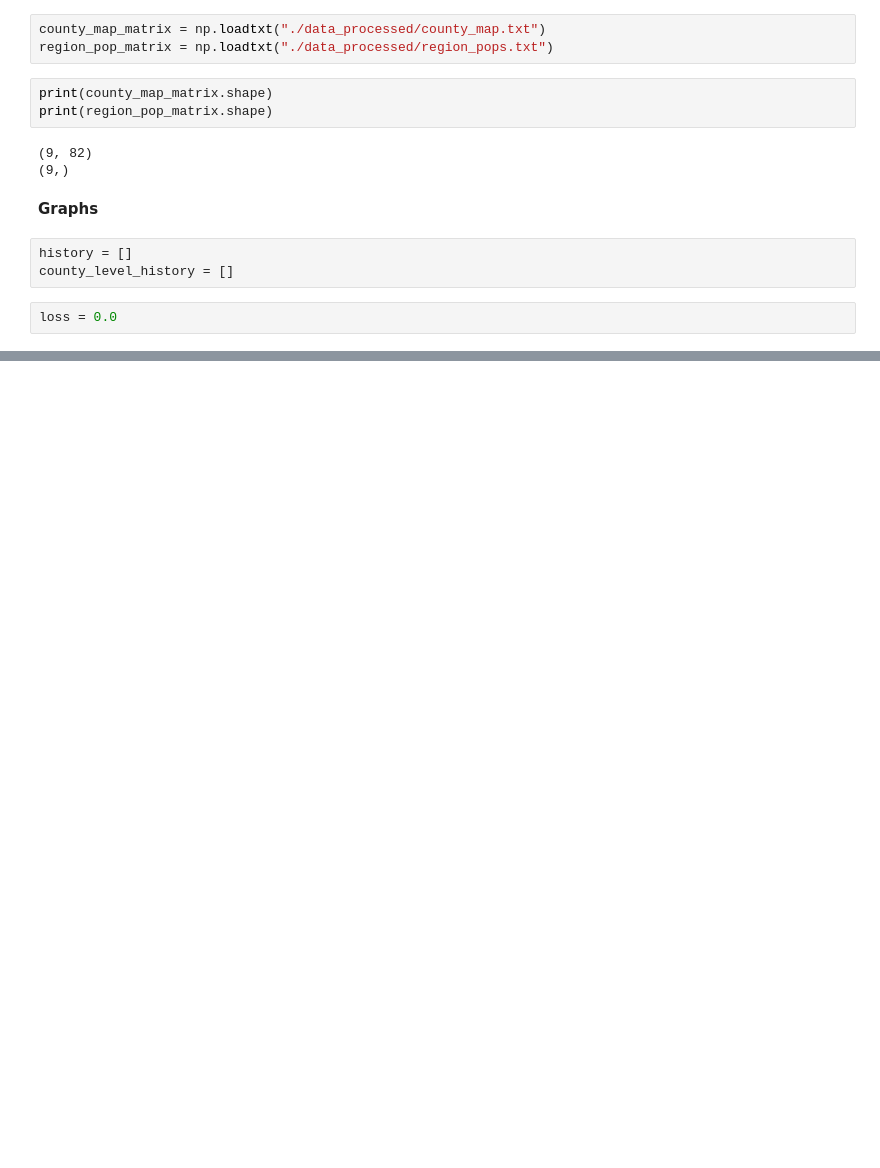
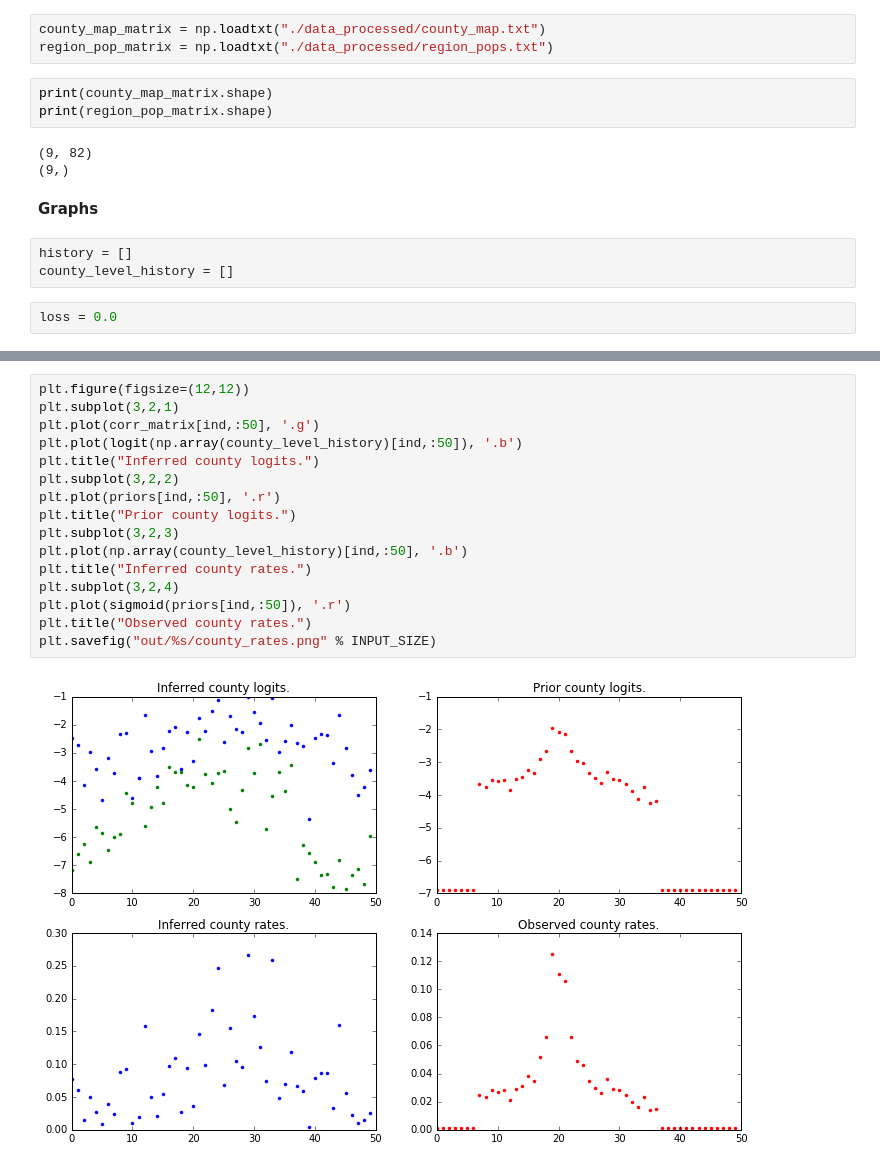
Before and after one commit to tonyduan/ppaml-cp7-blog, a Jupyter notebook: postprocessing.ipynb, the cells around one changed output, grey strips where cells are left out. Cells and saved outputs as stored; diff of their text form; blank space fills up the shorter version.

```diff
--- a/postprocessing.ipynb
+++ b/postprocessing.ipynb
@@ -130,0 +166,18 @@ plt.savefig("out/%s/ref.png" % INPUT_SIZE)
+# %%
+plt.figure(figsize=(12,12))
+plt.subplot(3,2,1)
+plt.plot(corr_matrix[ind,:50], '.g')
+plt.plot(logit(np.array(county_level_history)[ind,:50]), '.b')
+plt.title("Inferred county logits.")
+plt.subplot(3,2,2)
+plt.plot(priors[ind,:50], '.r')
+plt.title("Prior county logits.")
+plt.subplot(3,2,3)
+plt.plot(np.array(county_level_history)[ind,:50], '.b')
+plt.title("Inferred county rates.")
+plt.subplot(3,2,4)
+plt.plot(sigmoid(priors[ind,:50]), '.r')
+plt.title("Observed county rates.")
+plt.savefig("out/%s/county_rates.png" % INPUT_SIZE)
+# %% [output]
+[figure, added]
```
Also changed, not shown: parts of 28 cells of this notebook, 43 other files.
